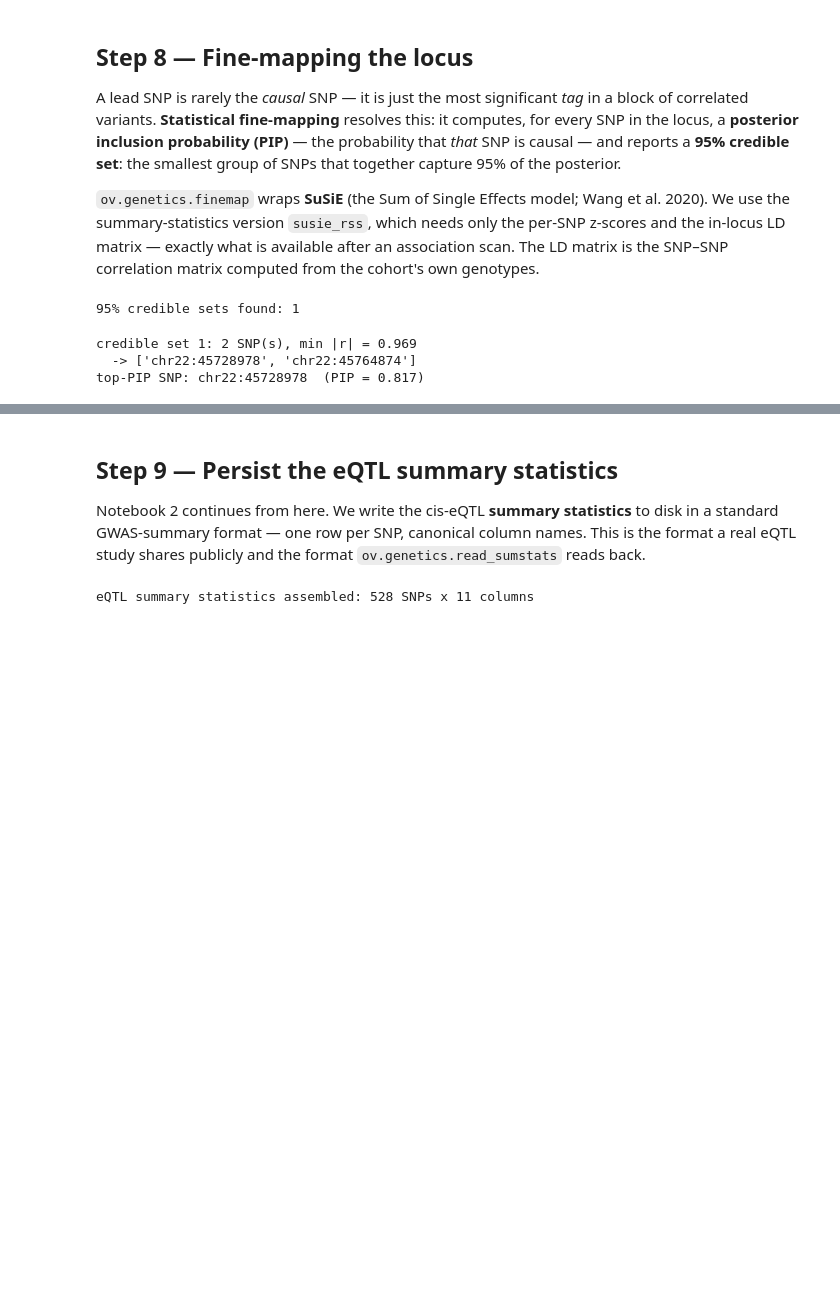
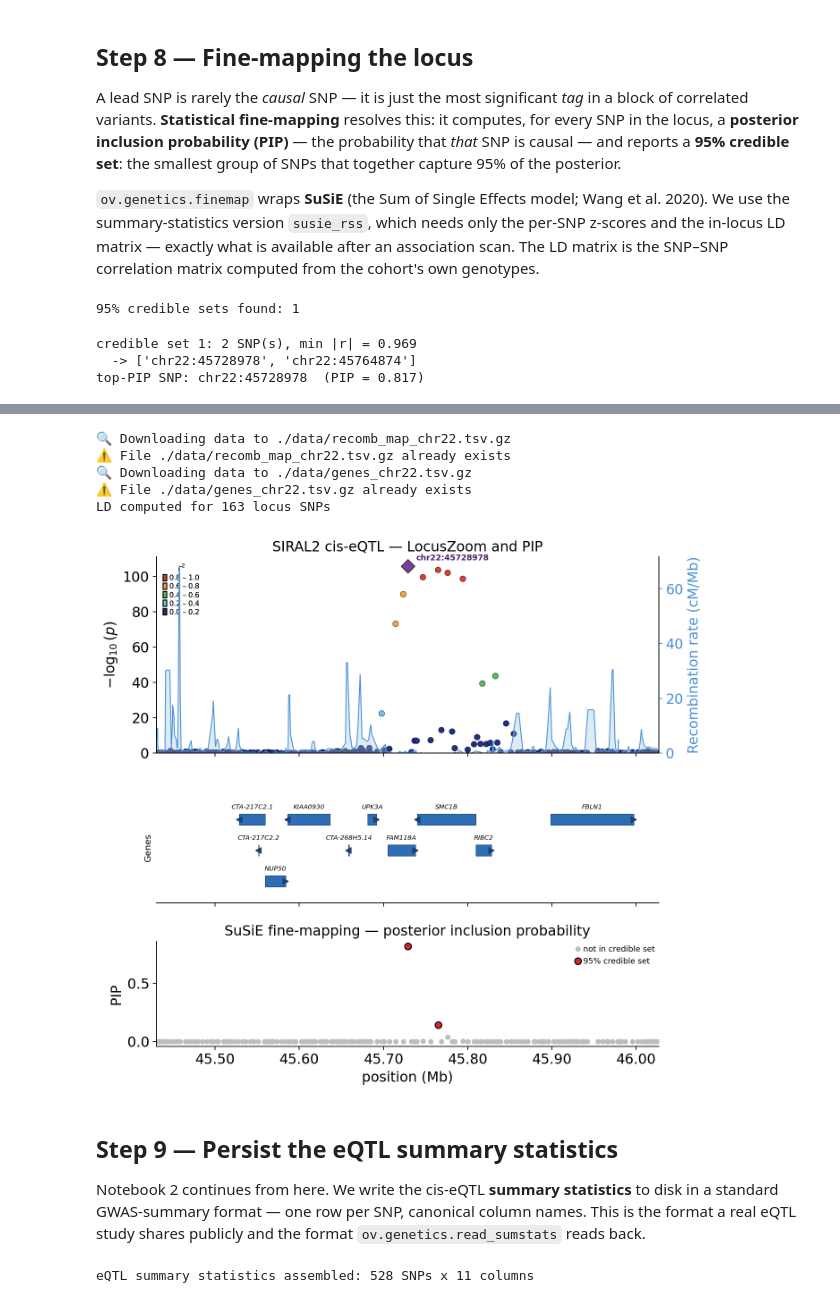
Before and after one commit to DBinary/omicverse-tutorials, a Jupyter notebook: docs/Tutorials-genetics/t_genetics_01_gwas_pipeline.ipynb, the cells around one changed output, grey strips where cells are left out. Drawn from its saved outputs; the diff is of its cells as text; code cells hidden in the pictures; blank space fills up the shorter version.

```diff
--- a/docs/Tutorials-genetics/t_genetics_01_gwas_pipeline.ipynb
+++ b/docs/Tutorials-genetics/t_genetics_01_gwas_pipeline.ipynb
@@ -519,3 +518,28 @@ plt.show()
+# %%
+# LocusZoom reference tracks: recombination map + chr22 gene models.
+recomb_map = ov.datasets.recombination_map(chrom="22")
+gene_models = ov.datasets.gene_annotation(chrom="22")
+# LD (r2) of every locus SNP to the lead, from the GEUVADIS genotypes.
+ld_to_lead = ov.genetics.compute_ld_to_lead(
+    geno_qc, lead_snp, snps=locus_snps,
+)
+print(f"LD computed for {ld_to_lead.notna().sum()} locus SNPs")
+# %% [output]
+🔍 Downloading data to ./data/recomb_map_chr22.tsv.gz
+⚠️ File ./data/recomb_map_chr22.tsv.gz already exists
+🔍 Downloading data to ./data/genes_chr22.tsv.gz
+⚠️ File ./data/genes_chr22.tsv.gz already exists
+LD computed for 163 locus SNPs
+# %%
+ov.genetics.finemap_locus_plot(
+    locus, pip, credible, snp="snp", chrom="chrom", pos="pos",
+    lead_snp=lead_snp, r2=ld_to_lead,
+    recomb_map=recomb_map, genes=gene_models,
+    title=f"{focus_symbol} cis-eQTL — LocusZoom and PIP",
+)
+plt.show()
+# %% [output]
+[figure, added]
 # %% [markdown]
 ## Step 9 — Persist the eQTL summary statistics
 
```
Also changed, not shown: parts of 3 cells of this notebook, 1 other file.
